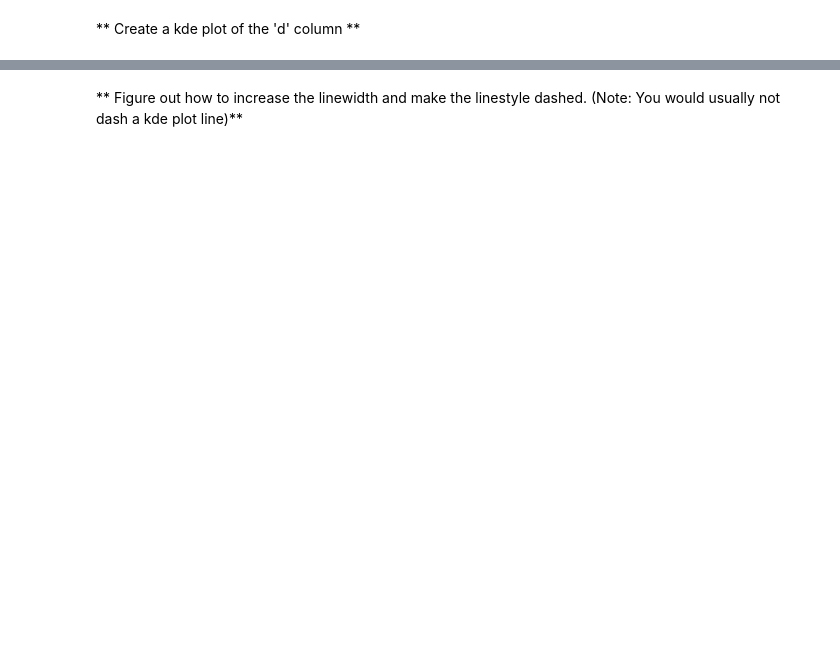
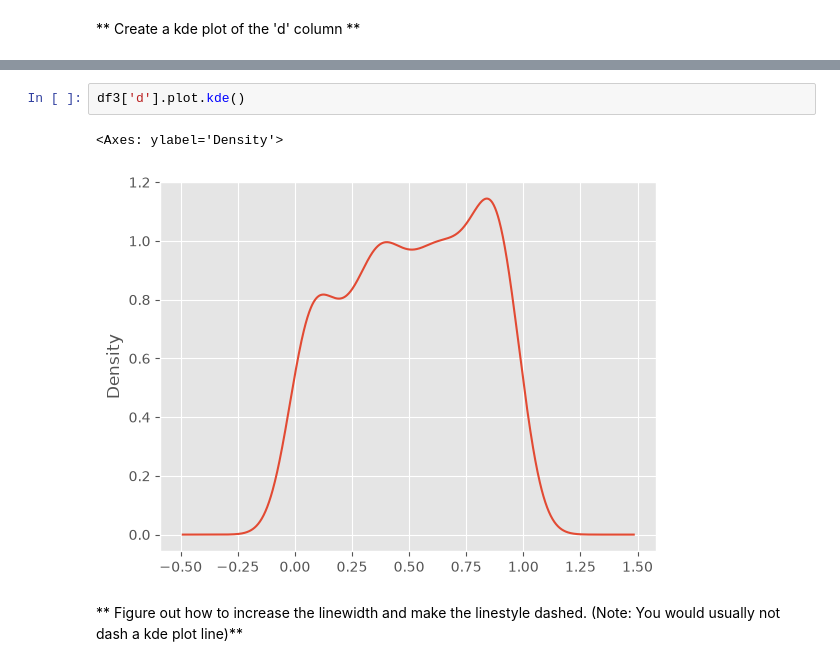
Before and after one commit to CyberWol-12/Machine_Learning_with_Python, a Jupyter notebook: machile_learning_basic to advance/Refactored_Py_DS_ML_Bootcamp-master/07-Pandas-Built-in-Data-Viz/02-Pandas Data Visualization Exercise.ipynb, the cells around one changed output, grey strips where cells are left out. Saved outputs shown, nothing was run; the diff lists cells and outputs as text; blank space fills up the shorter version.

```diff
--- a/machile_learning_basic to advance/Refactored_Py_DS_ML_Bootcamp-master/07-Pandas-Built-in-Data-Viz/02-Pandas Data Visualization Exercise.ipynb
+++ b/machile_learning_basic to advance/Refactored_Py_DS_ML_Bootcamp-master/07-Pandas-Built-in-Data-Viz/02-Pandas Data Visualization Exercise.ipynb
@@ -72,2 +69,7 @@ df3['a'].plot.hist(alpha = 0.3,bins = 25)
+# %%
+df3['d'].plot.kde()
+# %% [output]
+<Axes: ylabel='Density'>
+[figure, added]
 # %% [markdown]
 ** Figure out how to increase the linewidth and make the linestyle dashed. (Note: You would usually not dash a kde plot line)**
```
Also changed, not shown: parts of 9 cells of this notebook.
